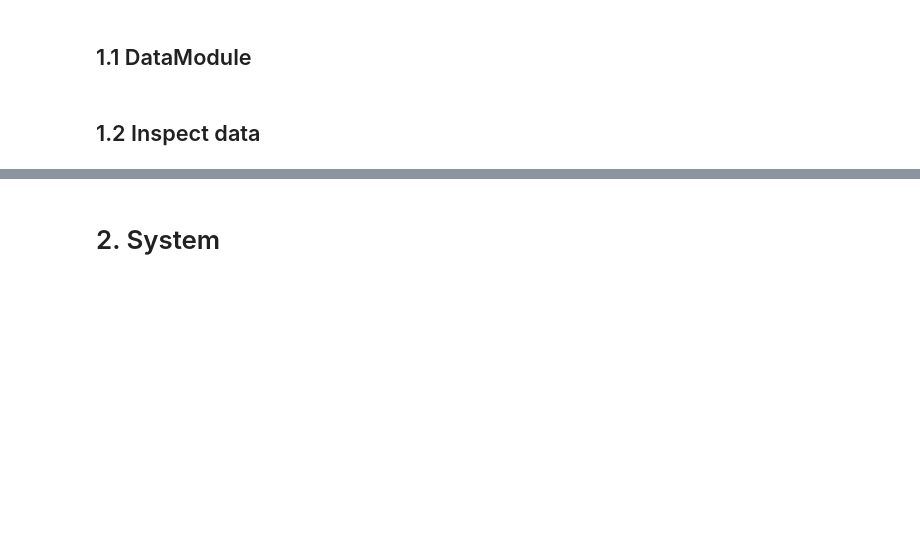
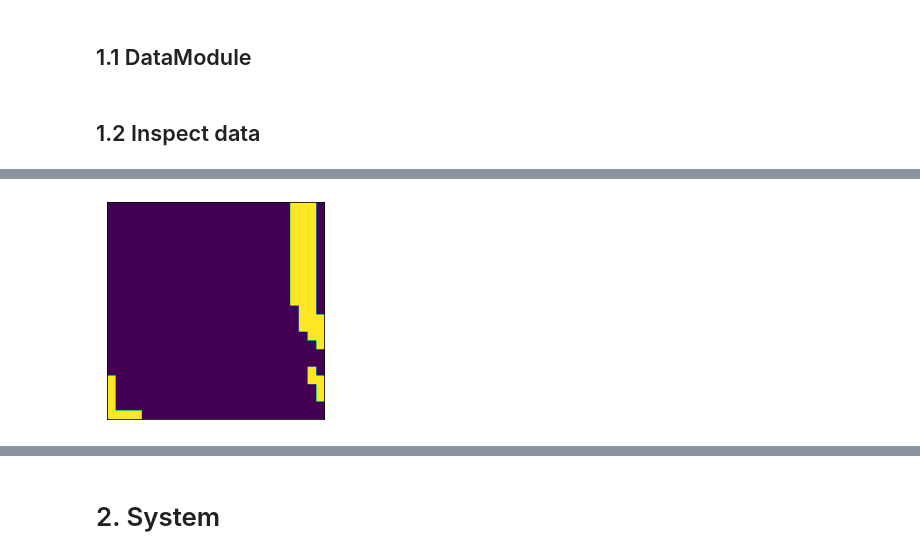
Before and after one commit to ehratjon/cil_2021, a Jupyter notebook: notebook.ipynb, the cells around one changed output, grey strips where cells are left out. Drawn from its saved outputs; the diff is of its cells as text; code cells hidden in the pictures; blank space fills up the shorter version.

Commit message:
Patch predicted masks

```diff
--- a/notebook.ipynb
+++ b/notebook.ipynb
@@ -142,3 +166,7 @@ show_image(seg_images[69])
+# %%
+show_image(mask_to_patched_mask(y[0]))
+# %% [output]
+[figure, added]
 # %%
 tx, ty = next(iter(road_data.test_dataloader()))
 # %%
```
Also changed, not shown: parts of 9 cells of this notebook.
